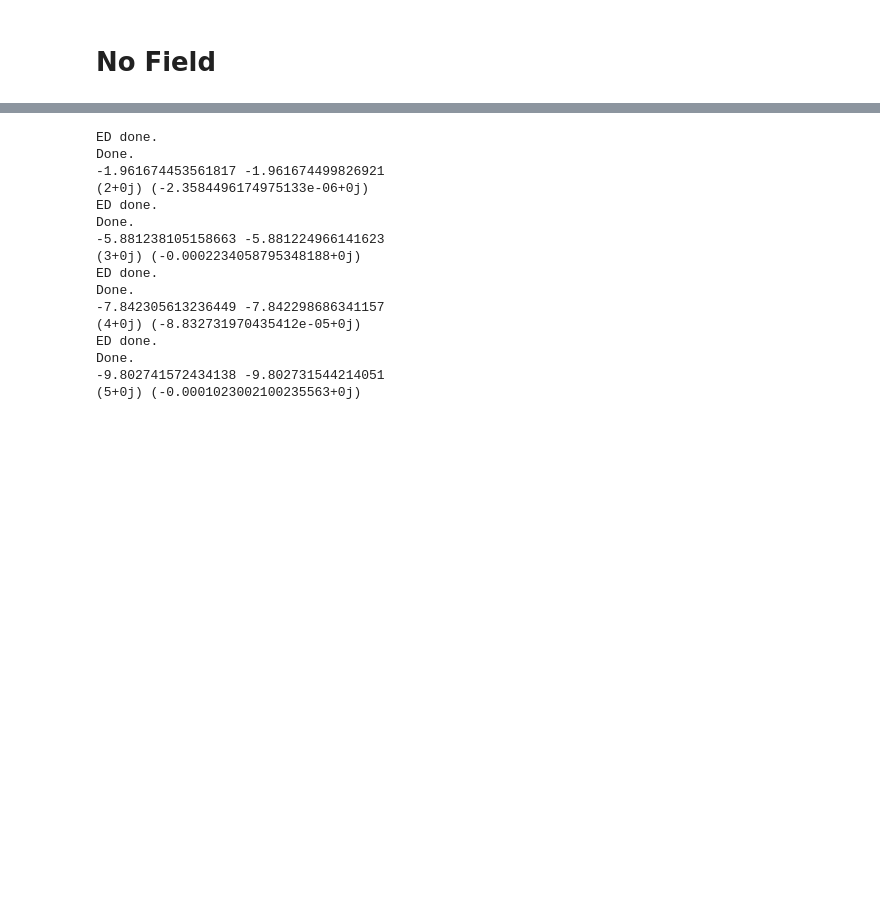
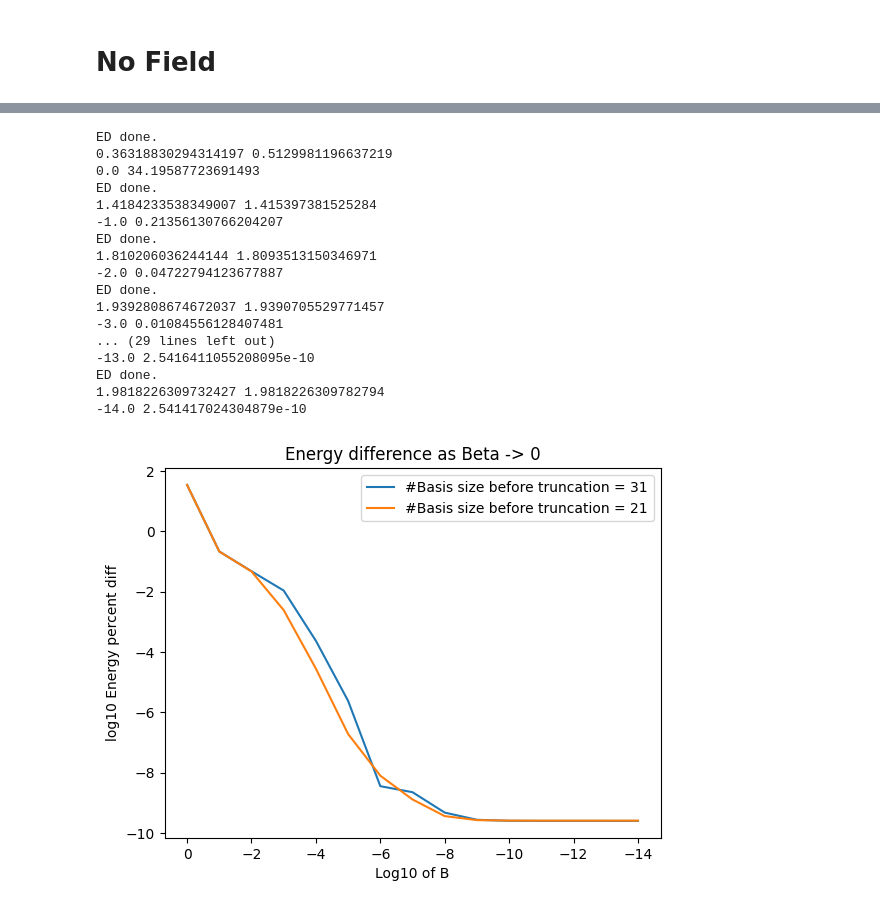
Before and after one commit to Gilfrim/Computational-Analysis-of-Many-Rotor-Systems, a Jupyter notebook: testing_tilted_rotors.ipynb, the cells around one changed output, grey strips where cells are left out. Drawn from its saved outputs; the diff is of its cells as text; code cells hidden in the pictures; blank space fills up the shorter version.

```diff
--- a/testing_tilted_rotors.ipynb
+++ b/testing_tilted_rotors.ipynb
@@ -719,4 +730,8 @@ def calculate_xy_no_field(i):
 # %%
-n = 4
-x = np.zeros((n), dtype=complex)
-y = np.zeros((n), dtype=complex)
+n = 15
+x = np.zeros((n))
+y = np.zeros((n))
+
+for i in range(n):
+    x[i], y[i] = calculate_xy_no_field(site, state, state_NO, final, i)
+    print(x[i], y[i])
@@ -723,30 +761,25 @@ y = np.zeros((n), dtype=complex)
 # %%
-for i in range(5):
+x_bigger_basis = np.zeros((n))
+y_bigger_basis = np.zeros((n))
 
-
-    x[i], y[i] = calculate_xy_no_field(i)
-    print(x[i], y[i])
-
-plt.plot(x, y, label=f"# sites = {2 + i}")
-plt.title(f"Energy gap")
-plt.xlabel("# of sites")
-plt.ylabel("Energy percent diff")
-plt.legend()
-plt.show()
+for i in range(n):
+    x_bigger_basis[i], y_bigger_basis[i] = calculate_xy_no_field(site, state, state_NO, final, i)
+    print(x_bigger_basis[i], y_bigger_basis[i])
 # %% [output]
 ED done.
-Done.
--1.961674453561817 -1.961674499826921
-(2+0j) (-2.3584496174975133e-06+0j)
+0.36318830294314197 0.5129981196637219
+0.0 34.19587723691493
 ED done.
-Done.
--5.881238105158663 -5.881224966141623
-(3+0j) (-0.0002234058795348188+0j)
+1.4184233538349007 1.415397381525284
+-1.0 0.21356130766204207
 ED done.
-Done.
--7.842305613236449 -7.842298686341157
-(4+0j) (-8.832731970435412e-05+0j)
+1.810206036244144 1.8093513150346971
+-2.0 0.04722794123677887
 ED done.
-Done.
--9.802741572434138 -9.802731544214051
-(5+0j) (-0.0001023002100235563+0j)
+1.9392808674672037 1.9390705529771457
+-3.0 0.01084556128407481
+... (29 lines left out)
+-13.0 2.5416411055208095e-10
+ED done.
+1.9818226309732427 1.9818226309782794
+-14.0 2.541417024304879e-10
@@ -754,0 +786,11 @@ Done.
+# %%
+plt.plot(x_bigger_basis, np.log10(y_bigger_basis), label=f"#Basis size before truncation = {31}, NO = {state_NO}")
+plt.plot((x), np.log10(y), label=f"#Basis size before truncation = {21}, NO = {state_NO}")
+plt.gca().invert_xaxis()
+plt.title(f"Energy difference as B /> 0")
+plt.xlabel("Log10 of B")
+plt.ylabel("log10 Energy percent diff")
+plt.legend()
+plt.show()
+# %% [output]
+[figure, added]
```
Also changed, not shown: parts of 45 cells of this notebook, 30 other files.
